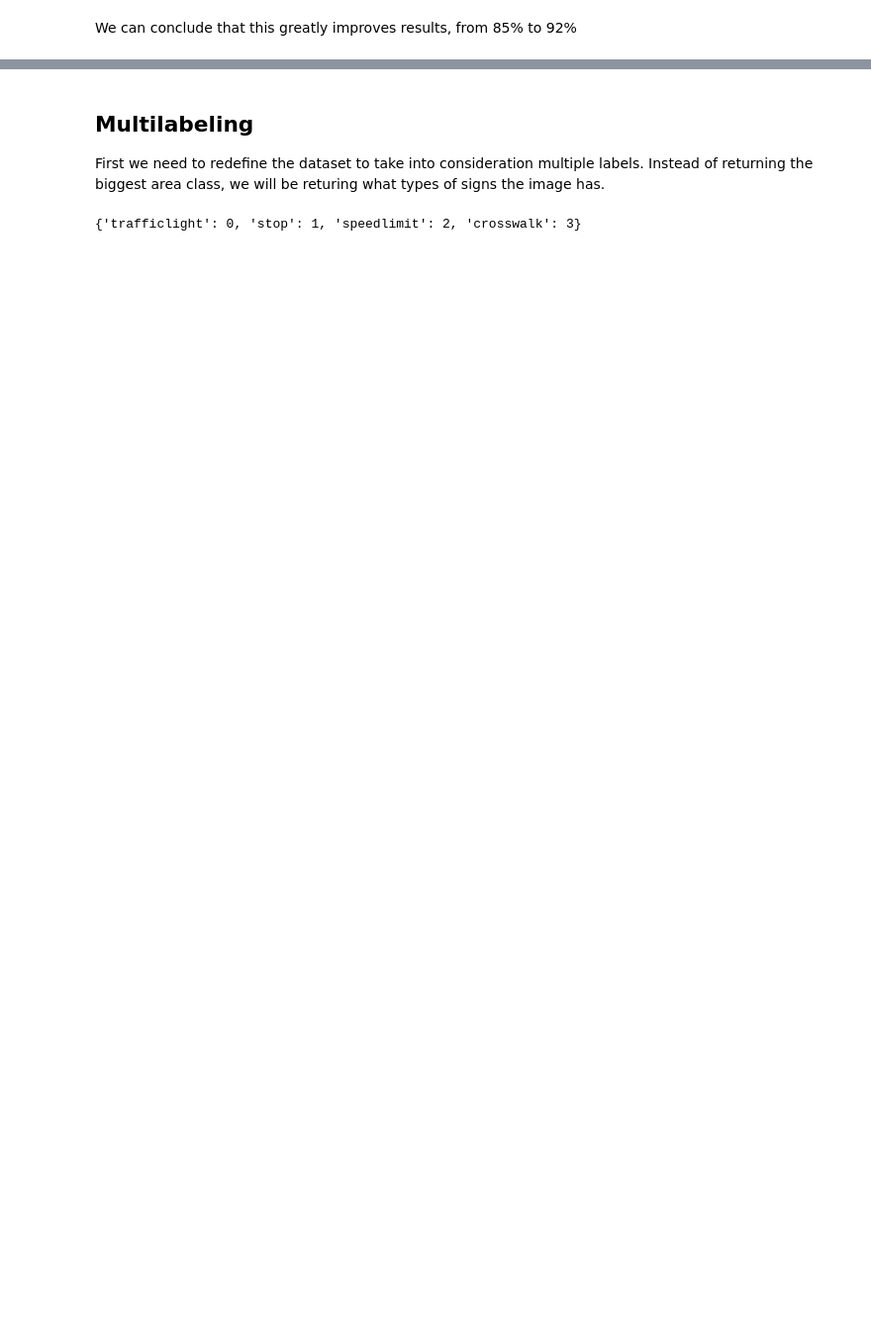
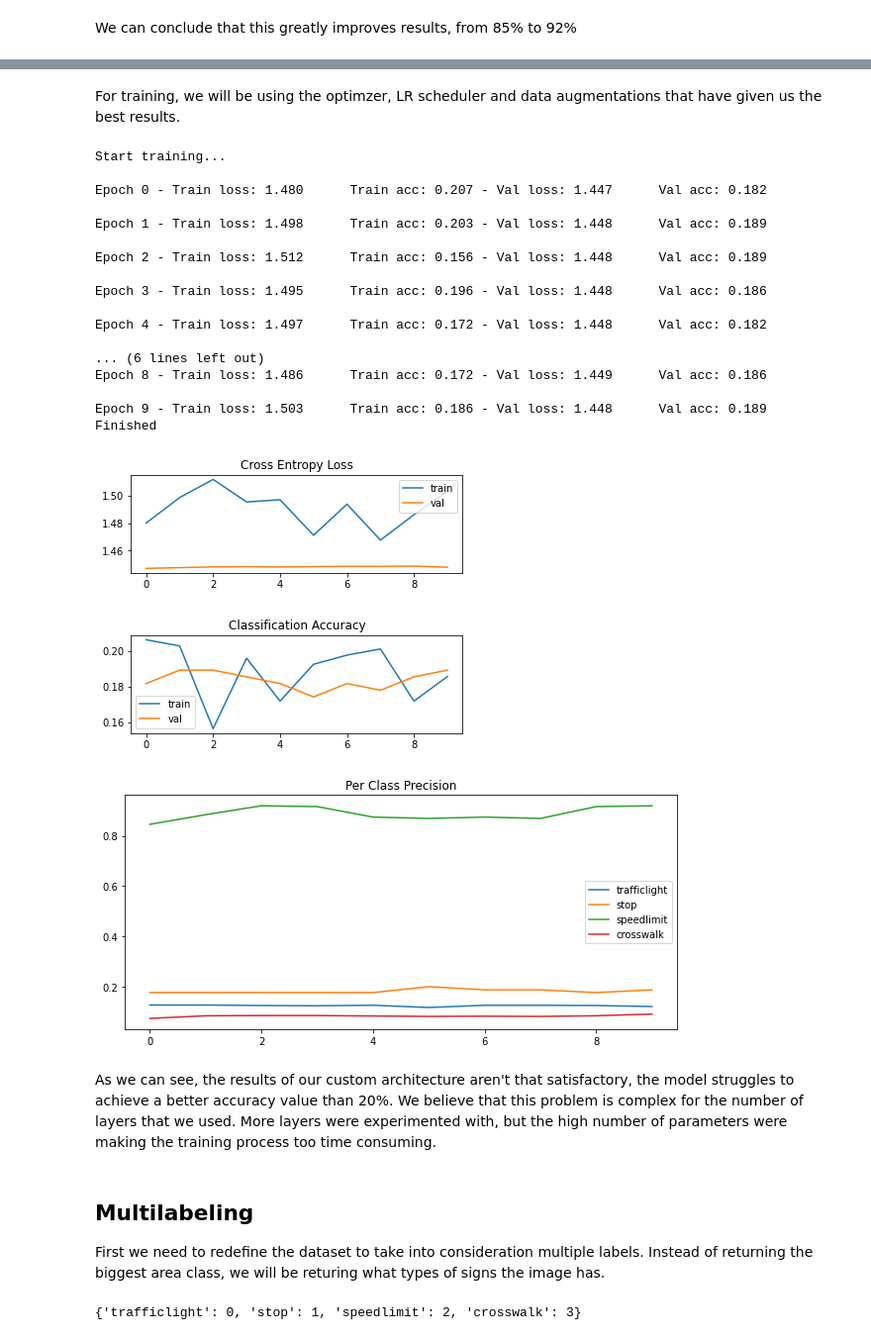
Before and after one commit to joaolucasmartins/VC2022, a Jupyter notebook: Part2/classification.ipynb, the cells around one changed output, grey strips where cells are left out. Shown: that part at 99% size. Drawn from its saved outputs; the diff is of its cells as text; code cells hidden in the pictures; blank space fills up the shorter version.

```diff
--- a/Part2/classification.ipynb
+++ b/Part2/classification.ipynb
@@ -1044,0 +1096,2 @@ We can conclude that this greatly improves results, from 85% to 92%
+# %% [markdown]
+For training, we will be using the optimzer, LR scheduler and data augmentations that have given us the best results.
@@ -1045,3 +1102,52 @@ We can conclude that this greatly improves results, from 85% to 92%
+# %%
+model.to(device)
+
+custom_trained = {
+    "model": model,
+    "name": 'customCNN',
+    #"num_epochs": 50,
+    "num_epochs": 10,
+    "loss": nn.CrossEntropyLoss(),  # already includes the Softmax activation
+    "optimizer": torch.optim.Adam(resnet_model_trained.parameters(), lr=1e-2),
+}
+
+custom_trainer = ModelTrainer(custom_trained, device)
+custom_trainer.set_scheduler(torch.optim.lr_scheduler.ExponentialLR, 0.9)
+# Unfreeze all layers expect last
+custom_trainer.unfreeze_layers()
+
+# Training can be skipped by loading the best model until now
+load = False # Change this to False to force to retrain
+if load:
+    need_train = (load_model(custom_trainer) == False)
+if not load or need_train:
+    need_train = True
+    custom_trainer.train(train_dataloader, val_dataloader, "scratch")
+
+plotTrainingHistory(custom_trainer.accuracies, "scratch")
+# %% [output]
+Start training...
+
+Epoch 0 - Train loss: 1.480      Train acc: 0.207 - Val loss: 1.447      Val acc: 0.182
+
+Epoch 1 - Train loss: 1.498      Train acc: 0.203 - Val loss: 1.448      Val acc: 0.189
+
+Epoch 2 - Train loss: 1.512      Train acc: 0.156 - Val loss: 1.448      Val acc: 0.189
+
+Epoch 3 - Train loss: 1.495      Train acc: 0.196 - Val loss: 1.448      Val acc: 0.186
+
+Epoch 4 - Train loss: 1.497      Train acc: 0.172 - Val loss: 1.448      Val acc: 0.182
+
+... (6 lines left out)
+Epoch 8 - Train loss: 1.486      Train acc: 0.172 - Val loss: 1.449      Val acc: 0.186
+
+Epoch 9 - Train loss: 1.503      Train acc: 0.186 - Val loss: 1.448      Val acc: 0.189
+Finished
+[figure, added]
+[figure, added]
+[figure, added]
+# %% [markdown]
+As we can see, the results of our custom architecture aren't that satisfactory, the model struggles to achieve a better accuracy value than 20%. We believe that this problem is complex for the number of layers that we used. More layers were experimented with, but the high number of parameters were making the training process too time consuming.
 # %% [markdown]
 ## Multilabeling
 First we need to redefine the dataset to take into consideration multiple labels. Instead of returning the biggest area class, we will be returing what types of signs the image has.
```
Also changed, not shown: parts of 24 cells of this notebook.
